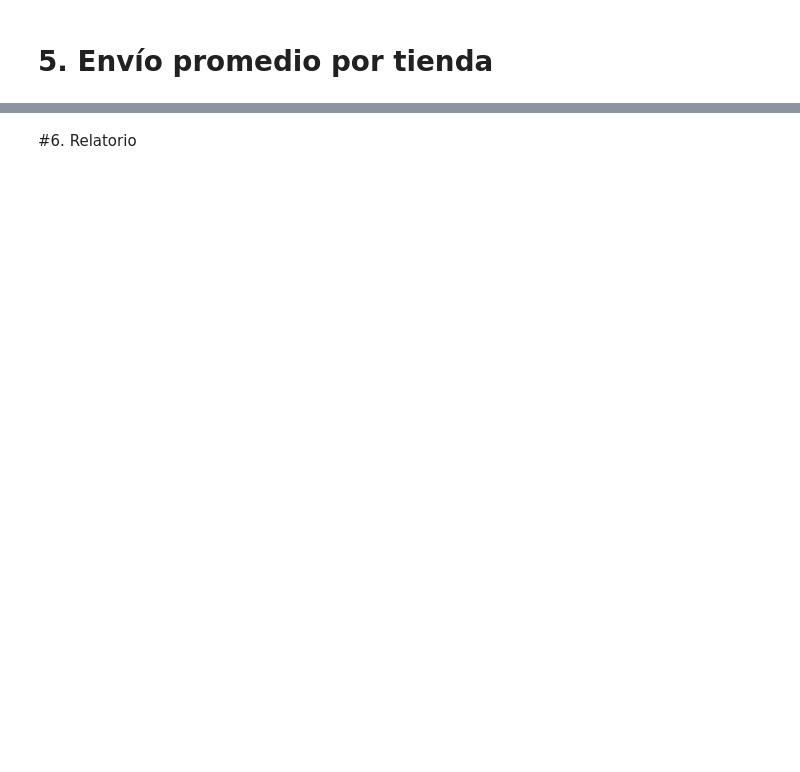
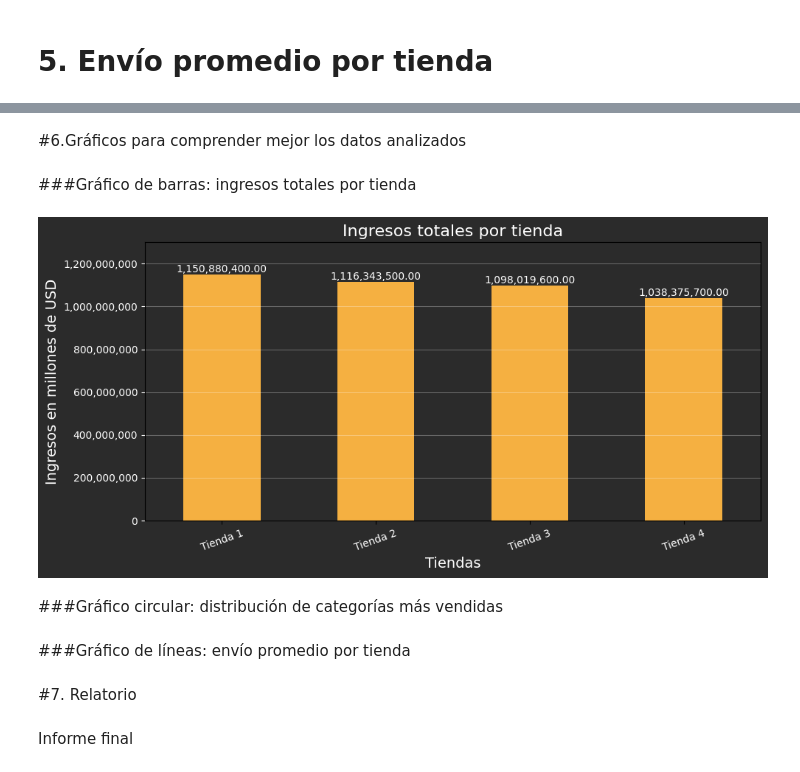
Before and after one commit to RamsRD/Desafio-Alura-Store-Rams, a Jupyter notebook: Desafío_Alura_Store_Latam_Rams.ipynb, the cells around one changed output, grey strips where cells are left out. Cells and saved outputs as stored; diff of their text form; code cells hidden in the pictures; blank space fills up the shorter version.

```diff
--- a/Desafío_Alura_Store_Latam_Rams.ipynb
+++ b/Desafío_Alura_Store_Latam_Rams.ipynb
@@ -159,0 +205,8 @@ memory usage: 958.4+ KB
+# %%
+#Cálculo de ingreso total para todas las tiendas
+
+ingresos_por_tienda = df_tiendas.groupby('Tienda')['Precio'].sum().sort_values(ascending=False)
+
+#Imprimir resultados de ingresos por tienda
+print("Ingresos por tienda:")
+print(ingresos_por_tienda)
@@ -167,0 +432,2 @@ memory usage: 958.4+ KB
+# %% [markdown]
+#6.Gráficos para comprender mejor los datos analizados
@@ -168,2 +440,49 @@ memory usage: 958.4+ KB
+# %% [markdown]
+###Gráfico de barras: ingresos totales por tienda
+# %%
+#Generando el gráfico
+fig1, ax1 = plt.subplots(figsize=(10, 5))
+
+#Dándole color al gráfico: fondo y fondo del área de lod ejes
+fig1.patch.set_facecolor('#2b2b2b')
+ax1.set_facecolor('#2b2b2b')
+
+#Dándole sus especificaciones
+ingresos_por_tienda.plot(kind='bar', color='#F5B041', ax=ax1)
+
+#Ajustando títulos y sus labels
+ax1.set_title("Ingresos totales por tienda", fontsize=16, color = 'white')
+ax1.set_ylabel("Ingresos en millones de USD", fontsize=14, color = 'white')
+ax1.set_xlabel("Tiendas", fontsize=14, color = 'white')
+
+#Ajustando la inclinación de los labels del eje X
+ax1.set_xticklabels(ax1.get_xticklabels(), rotation=20, fontsize = 10, color = 'white')
+
+#Ajustando tamaño de las cifras del eje Y
+ax1.tick_params(axis='y', labelsize=10, colors = 'white')
+
+#Ajustando el cuadriculado
+ax1.grid(axis='y', linestyle='-', alpha=0.3, color = 'white')
+
+#Colocando las cifras encima de cada barra, con separador de miles
+ax1.bar_label(ax1.containers[0], fmt='{:,.2f}', color = 'white', fontsize = 10)
+
+#Formatear los valores del eje Y con separador de miles
+ax1.yaxis.set_major_formatter(ticker.FuncFormatter(lambda x, _: f'{x:,.0f}'))
+
+#Ajustar el rango del eje Y
+ax1.set_ylim(0, 1_300_000_000)
+
+#Mostrar gráfico
+plt.tight_layout()
+plt.show()
+# %% [output]
+[figure, added]
+# %% [markdown]
+###Gráfico circular: distribución de categorías más vendidas
+# %% [markdown]
+###Gráfico de líneas: envío promedio por tienda
 # %% [markdown]
-#6. Relatorio
+#7. Relatorio
+# %% [markdown]
+Informe final
```
Also changed, not shown: parts of 22 cells of this notebook.
